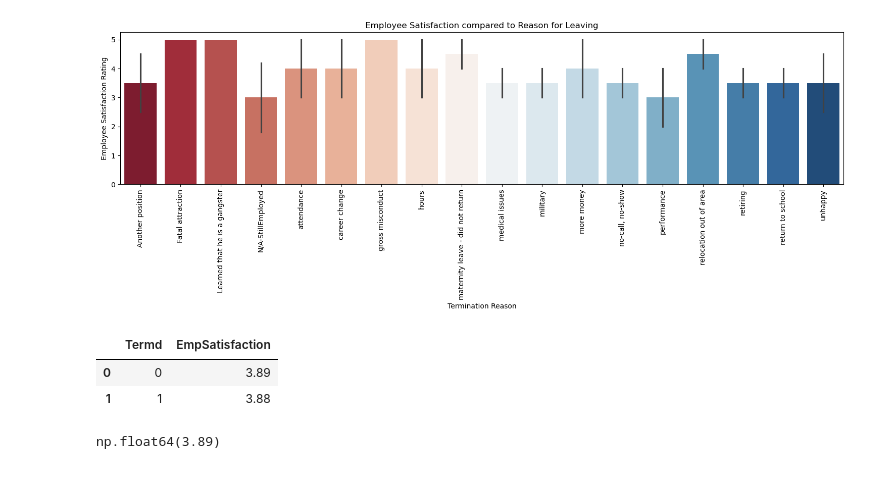
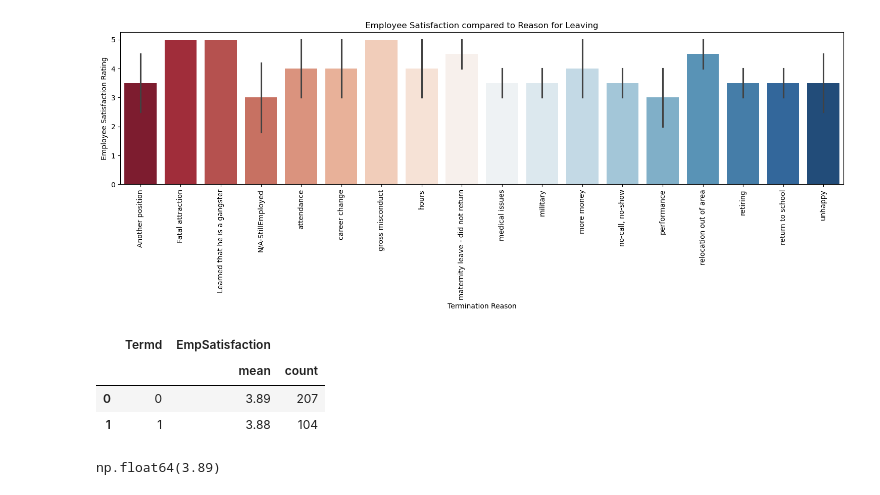
Before and after one commit to akisharbnsn/CohortB_Career_Analysis, a Jupyter notebook: notebook/alyssac_eda.ipynb, the cells around one changed output. Saved outputs shown, nothing was run; the diff lists cells and outputs as text; code cells hidden in the pictures.

```diff
--- a/notebook/alyssac_eda.ipynb
+++ b/notebook/alyssac_eda.ipynb
@@ -277,11 +275,12 @@ Passing `palette` without assigning `hue` is deprecated and will be removed in v
   sns.barplot(data=term_satisfaction, x='TermReason', y='EmpSatisfaction', palette="RdBu")
 [figure]
 # %%
-# Employee Satisfaction Group by Employed and Terminated Employees
-grouped_satisfaction = satisfaction.groupby(['Termd'])[['EmpSatisfaction']].mean().reset_index()
-grouped_satisfaction.round(2)
+#Grouped employee satisfaction by Employed (0) and Terminated Employees (1)
+grouped_satisfaction = satisfaction.groupby(['Termd']).agg({'EmpSatisfaction' : ['mean', 'count']}).round(2).reset_index()
+grouped_satisfaction
 # %% [output]
-|  | Termd | EmpSatisfaction |
-| 0 | 0 | 3.89 |
-| 1 | 1 | 3.88 |
+|  | Termd | EmpSatisfaction |  |
+|  |  | mean | count |
+| 0 | 0 | 3.89 | 207 |
+| 1 | 1 | 3.88 | 104 |
 # %%
```
Also changed, not shown: parts of 14 cells of this notebook, 1 other file.
